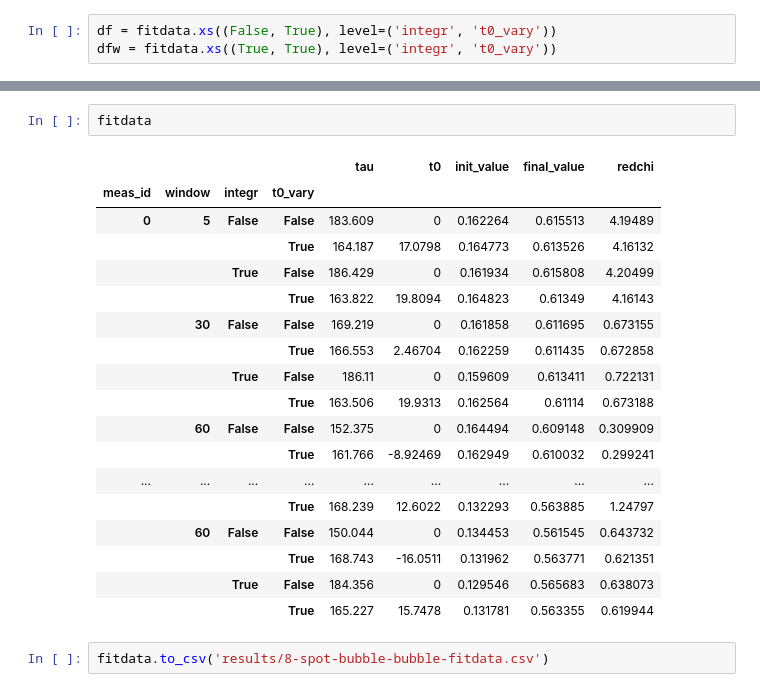
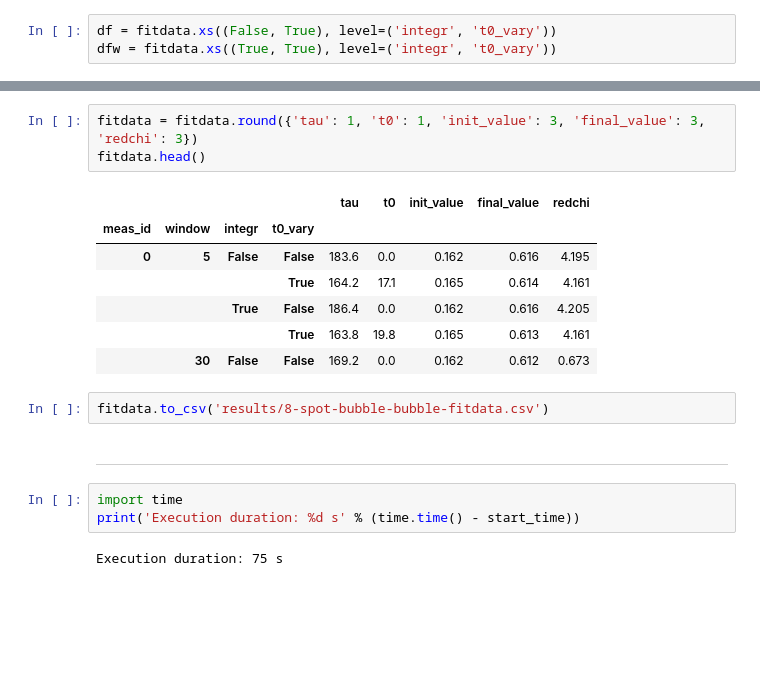
Before and after one commit to tritemio/multispot_paper, a Jupyter notebook: realtime kinetics/8-spot bubble-bubble kinetics - Summary.ipynb, the cells around one changed output, grey strips where cells are left out. Cells and saved outputs as stored; diff of their text form; blank space fills up the shorter version.

```diff
--- a/realtime kinetics/8-spot bubble-bubble kinetics - Summary.ipynb
+++ b/realtime kinetics/8-spot bubble-bubble kinetics - Summary.ipynb
@@ -486,23 +480,20 @@ dfw - df
-# %%
-fitdata
-# %% [output]
-|  |  |  |  | tau | t0 | init_value | final_value | redchi |
-| meas_id | window | integr | t0_vary |  |  |  |  |  |
-| 0 | 5 | False | False | 183.609 | 0 | 0.162264 | 0.615513 | 4.19489 |
-|  |  |  | True | 164.187 | 17.0798 | 0.164773 | 0.613526 | 4.16132 |
-|  |  | True | False | 186.429 | 0 | 0.161934 | 0.615808 | 4.20499 |
-|  |  |  | True | 163.822 | 19.8094 | 0.164823 | 0.61349 | 4.16143 |
-|  | 30 | False | False | 169.219 | 0 | 0.161858 | 0.611695 | 0.673155 |
-|  |  |  | True | 166.553 | 2.46704 | 0.162259 | 0.611435 | 0.672858 |
-|  |  | True | False | 186.11 | 0 | 0.159609 | 0.613411 | 0.722131 |
-|  |  |  | True | 163.506 | 19.9313 | 0.162564 | 0.61114 | 0.673188 |
-|  | 60 | False | False | 152.375 | 0 | 0.164494 | 0.609148 | 0.309909 |
-|  |  |  | True | 161.766 | -8.92469 | 0.162949 | 0.610032 | 0.299241 |
-| ... | ... | ... | ... | ... | ... | ... | ... | ... |
-|  |  |  | True | 168.239 | 12.6022 | 0.132293 | 0.563885 | 1.24797 |
-|  | 60 | False | False | 150.044 | 0 | 0.134453 | 0.561545 | 0.643732 |
-|  |  |  | True | 168.743 | -16.0511 | 0.131962 | 0.563771 | 0.621351 |
-|  |  | True | False | 184.356 | 0 | 0.129546 | 0.565683 | 0.638073 |
-|  |  |  | True | 165.227 | 15.7478 | 0.131781 | 0.563355 | 0.619944 |
+# %%
+fitdata = fitdata.round({'tau': 1, 't0': 1, 'init_value': 3, 'final_value': 3, 'redchi': 3})
+fitdata.head()
+# %% [output]
+|  |  |  |  | tau | t0 | init_value | final_value | redchi |
+| meas_id | window | integr | t0_vary |  |  |  |  |  |
+| 0 | 5 | False | False | 183.6 | 0.0 | 0.162 | 0.616 | 4.195 |
+|  |  |  | True | 164.2 | 17.1 | 0.165 | 0.614 | 4.161 |
+|  |  | True | False | 186.4 | 0.0 | 0.162 | 0.616 | 4.205 |
+|  |  |  | True | 163.8 | 19.8 | 0.165 | 0.613 | 4.161 |
+|  | 30 | False | False | 169.2 | 0.0 | 0.162 | 0.612 | 0.673 |
 # %%
 fitdata.to_csv('results/8-spot-bubble-bubble-fitdata.csv')
+# %% [markdown]
+----
+# %%
+import time
+print('Execution duration: %d s' % (time.time() - start_time))
+# %% [output]
+Execution duration: 75 s
```
Also changed, not shown: parts of 24 cells of this notebook, 7 other files.
